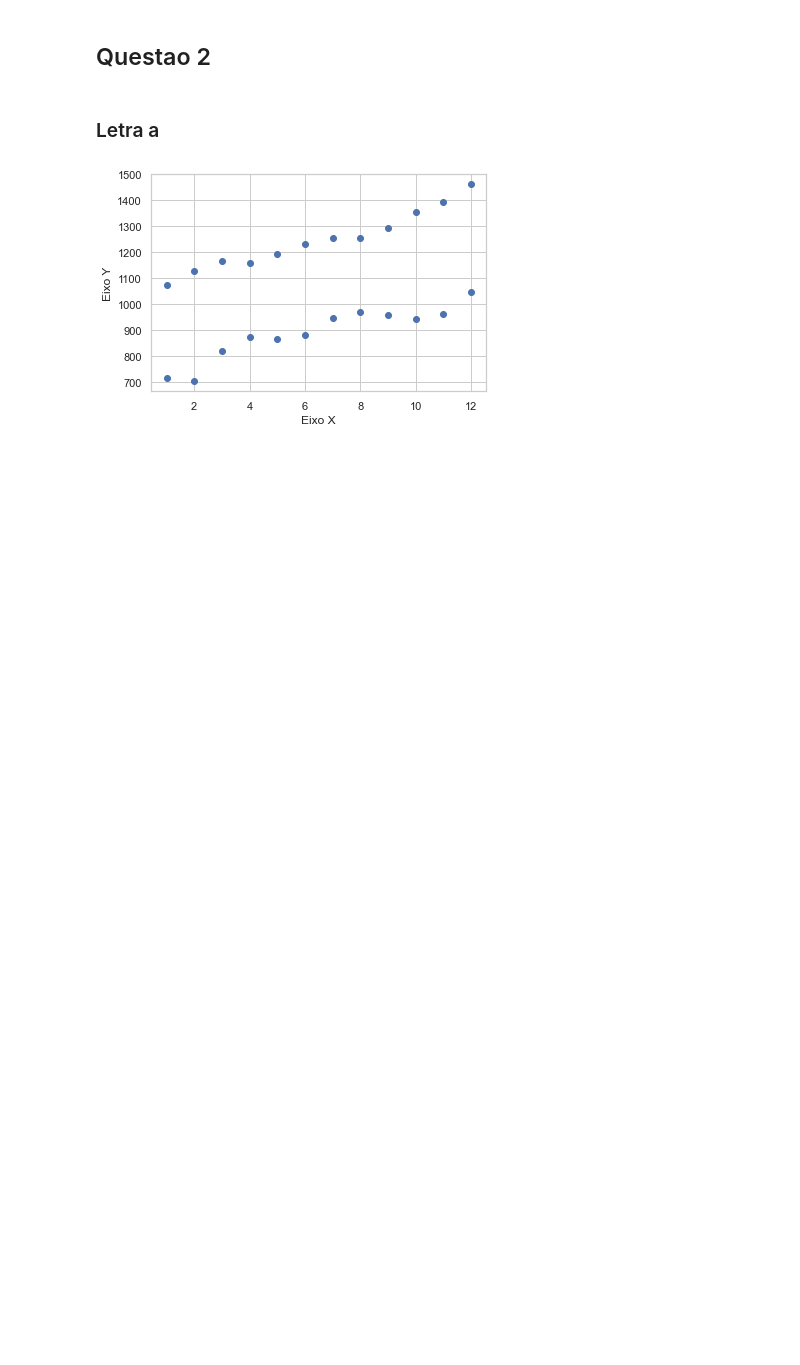
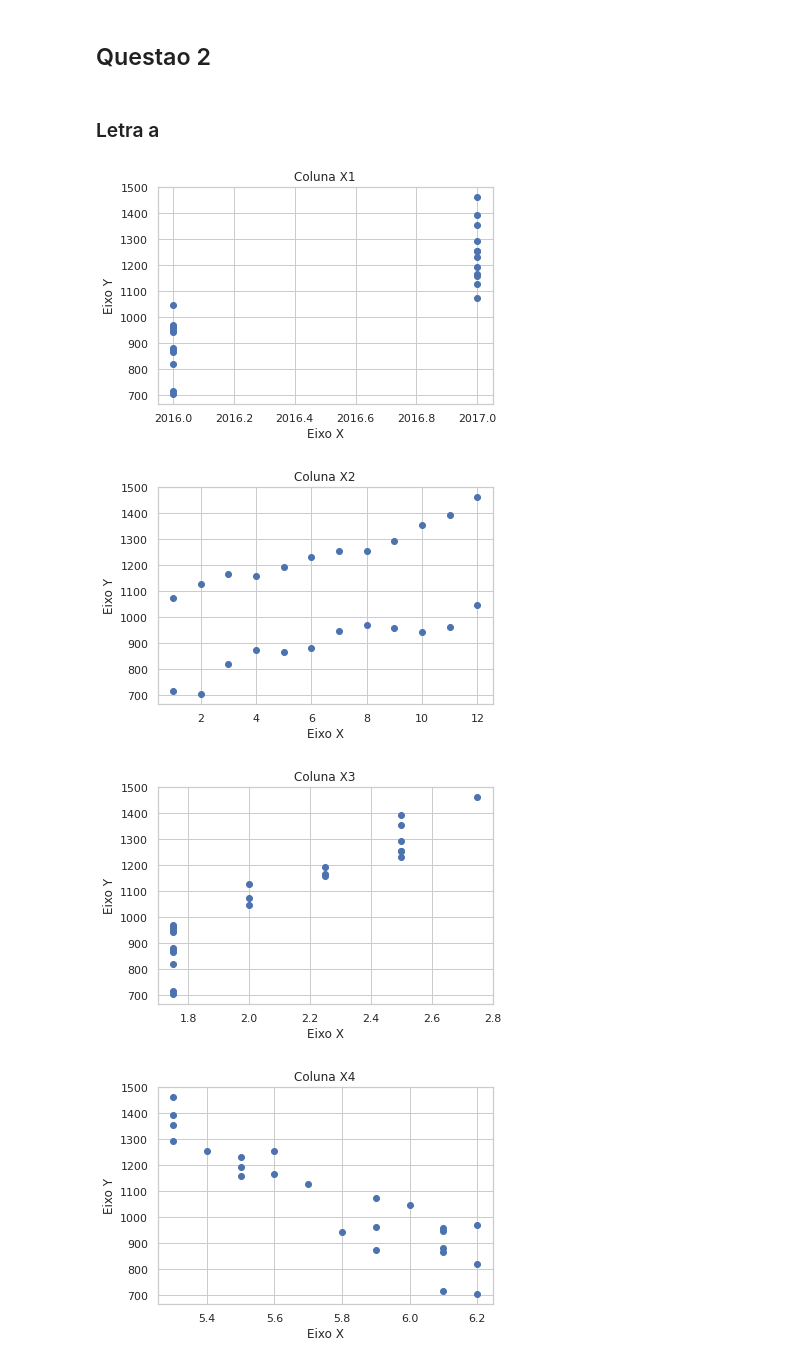
Before and after one commit to MarcosEduard0/Intelig-ncia-Artificial, a Jupyter notebook: Regrecao Linear/regressao-linear-aula.ipynb, the cells around one changed output. Cells and saved outputs as stored; diff of their text form; code cells hidden in the pictures; blank space fills up the shorter version.

```diff
--- a/Regrecao Linear/regressao-linear-aula.ipynb
+++ b/Regrecao Linear/regressao-linear-aula.ipynb
@@ -221,23 +234,22 @@ Erro quadrado médio: 54.864898338503316
 ### Letra a
 # %%
 data = pd.read_csv('multi.csv',header=0)
-# print("Dataset Original")
-# print(data)
-# print()
 
 # transformando X e Y para numpy array. Ele precisa ser bidimensional (-1,1)
-X1 = data.iloc[:, 0].values.reshape(-1, 1)
-X2 = data.iloc[:, 1].values.reshape(-1, 1)
-X3 = data.iloc[:, 2].values.reshape(-1, 1)
-X4 = data.iloc[:, 3].values.reshape(-1, 1)
+Xs = []
 Y = data.iloc[:, 4].values.reshape(-1, 1)
-X = X2
-plt.scatter(X, Y,cmap='red')
+for i in range(4):
+    Xs.append(data.iloc[:, i].values.reshape(-1, 1) )
 
-# rótulo dos eixos e salvando o arquivo com a imagem
-plt.xlabel("Eixo X")
-plt.ylabel("Eixo Y")
-plt.savefig('x1.png')
-plt.show()
+for idx, x in enumerate(Xs):
+    plt.scatter(x, Y,cmap='blue')
+    plt.title("Coluna X{}".format(idx+1))
+    plt.xlabel("Eixo X")
+    plt.ylabel("Eixo Y")
+    plt.savefig('x{}.png'.format(idx+1))
+    plt.show()
 # %% [output]
-[figure, old version]
+[figure, new version]
+[figure, added]
+[figure, added]
+[figure, added]
```
Also changed, not shown: parts of 8 cells of this notebook, 7 other files.
